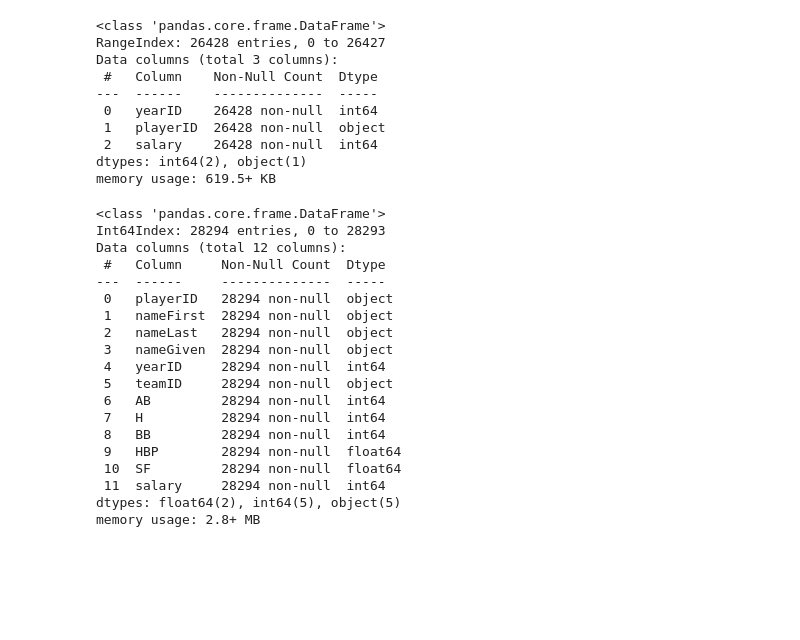
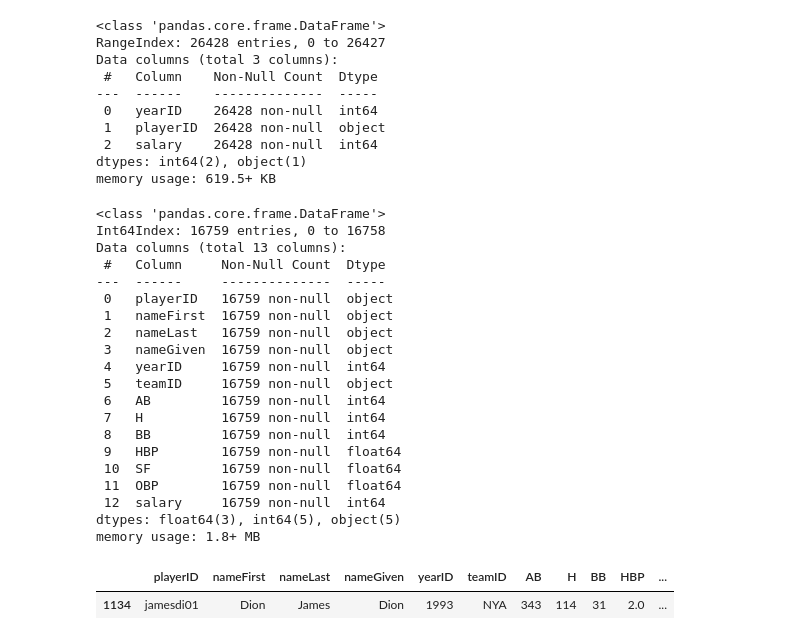
Before and after one commit to mpatterson73/moneyball, a Jupyter notebook: moneyball.ipynb, the cells around one changed output. Saved outputs shown, nothing was run; the diff lists cells and outputs as text; code cells hidden in the pictures; blank space fills up the shorter version.

```diff
--- a/moneyball.ipynb
+++ b/moneyball.ipynb
@@ -149,25 +175,32 @@ Data columns (total 3 columns):
 dtypes: int64(2), object(1)
 memory usage: 619.5+ KB
 # %%
-player_bb_salary = pd.merge(player_bb1, salaries)
-player_bb_salary.info()
+obp_w_salary = pd.merge(obp_df, salaries)
+obp_w_salary.info()
 # %% [output]
 <class 'pandas.core.frame.DataFrame'>
-Int64Index: 28294 entries, 0 to 28293
-Data columns (total 12 columns):
+Int64Index: 16759 entries, 0 to 16758
+Data columns (total 13 columns):
  #   Column     Non-Null Count  Dtype
 ---  ------     --------------  -----
- 0   playerID   28294 non-null  object
- 1   nameFirst  28294 non-null  object
- 2   nameLast   28294 non-null  object
- 3   nameGiven  28294 non-null  object
- 4   yearID     28294 non-null  int64
- 5   teamID     28294 non-null  object
- 6   AB         28294 non-null  int64
- 7   H          28294 non-null  int64
- 8   BB         28294 non-null  int64
- 9   HBP        28294 non-null  float64
- 10  SF         28294 non-null  float64
- 11  salary     28294 non-null  int64
-dtypes: float64(2), int64(5), object(5)
-memory usage: 2.8+ MB
+ 0   playerID   16759 non-null  object
+ 1   nameFirst  16759 non-null  object
+ 2   nameLast   16759 non-null  object
+ 3   nameGiven  16759 non-null  object
+ 4   yearID     16759 non-null  int64
+ 5   teamID     16759 non-null  object
+ 6   AB         16759 non-null  int64
+ 7   H          16759 non-null  int64
+ 8   BB         16759 non-null  int64
+ 9   HBP        16759 non-null  float64
+ 10  SF         16759 non-null  float64
+ 11  OBP        16759 non-null  float64
+ 12  salary     16759 non-null  int64
+dtypes: float64(3), int64(5), object(5)
+memory usage: 1.8+ MB
+# %%
+# Salaries of 0 will break calculation
+obp_w_salary[obp_w_salary['salary'] <= 0]
+# %% [output]
+|  | playerID | nameFirst | nameLast | nameGiven | yearID | teamID | AB | H | BB | HBP | ... |
+| 1134 | jamesdi01 | Dion | James | Dion | 1993 | NYA | 343 | 114 | 31 | 2.0 | ... |
```
Also changed, not shown: parts of 22 cells of this notebook.
